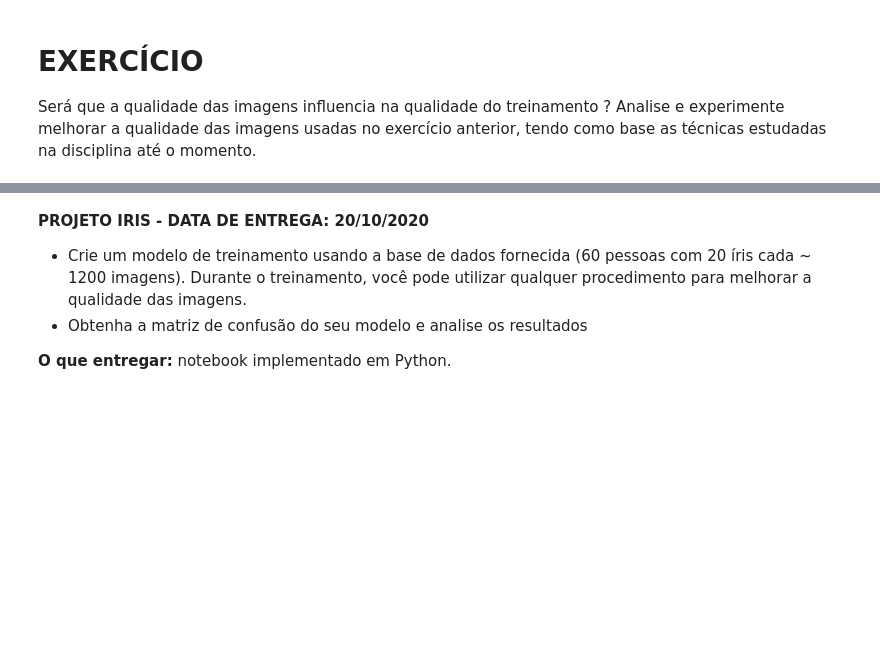
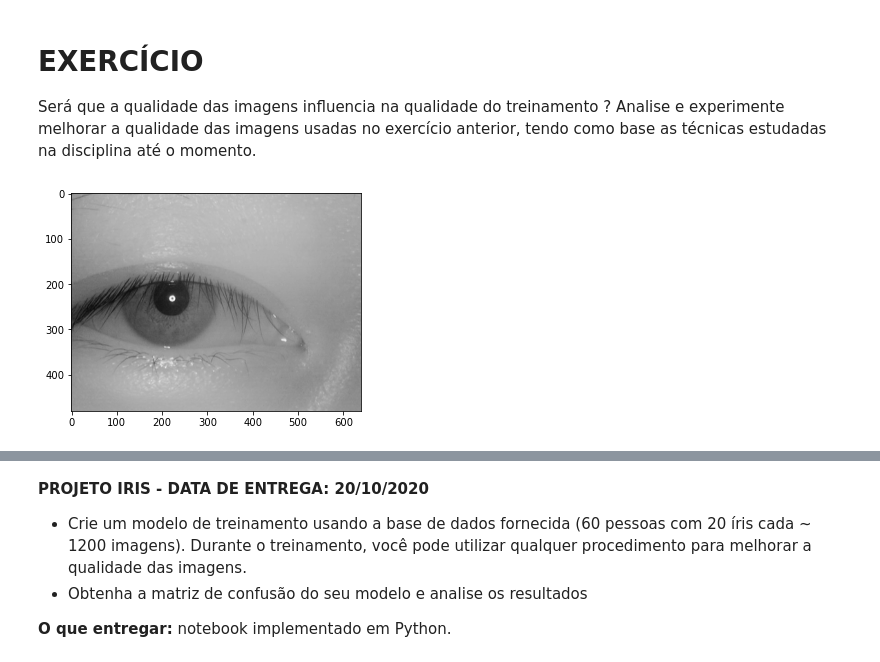
Before and after one commit to 4rfel/visao-computacional, a Jupyter notebook: aula7/Visão_Computacional_Aula_07.ipynb, the cells around one changed output, grey strips where cells are left out. Cells and saved outputs as stored; diff of their text form; code cells hidden in the pictures; blank space fills up the shorter version.

```diff
--- a/aula7/Visão_Computacional_Aula_07.ipynb
+++ b/aula7/Visão_Computacional_Aula_07.ipynb
@@ -48,0 +118,10 @@ Será que a qualidade das imagens influencia na qualidade do treinamento ? Anali
+# %%
+#seu código vai aqui
+import matplotlib.pyplot as plt
+import cv2
+import numpy as np
+img0 = cv2.imread("images_2/0000/0000_000.bmp")
+img0_g = cv2.cvtColor(img0, cv2.COLOR_RGB2GRAY)
+plt.imshow(img0_g, cmap="gray");
+# %% [output]
+[figure, added]
```
Also changed, not shown: parts of 7 cells of this notebook, 21 other files.
